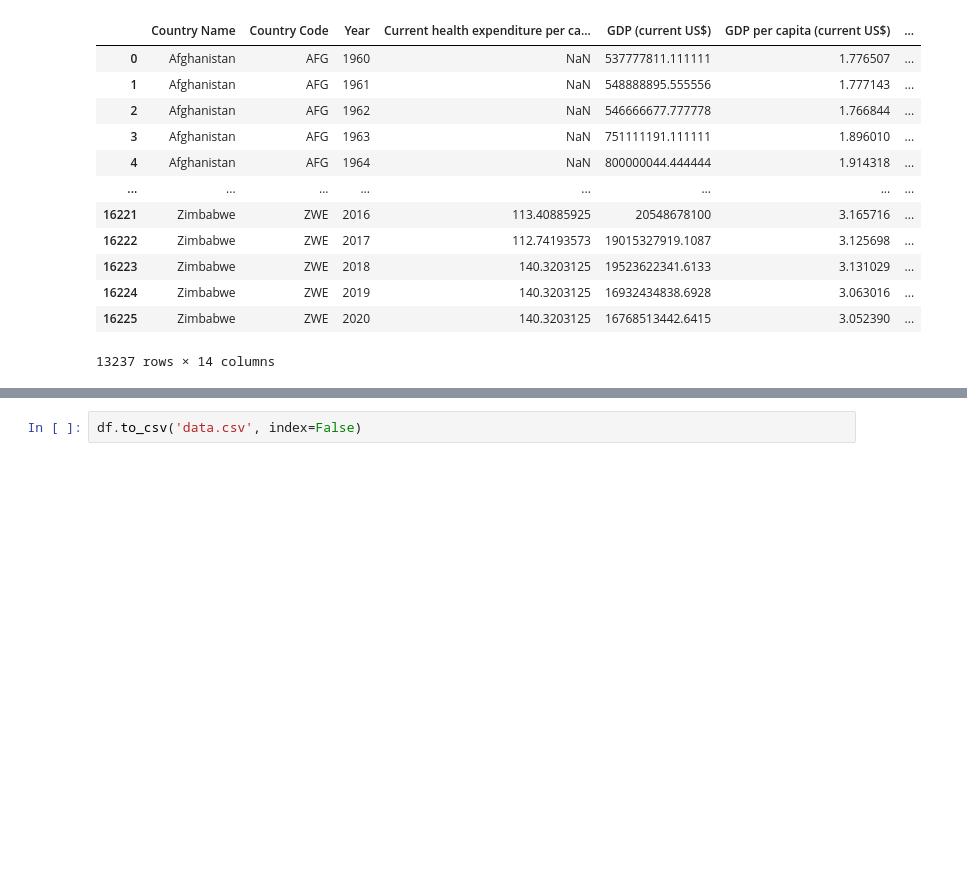
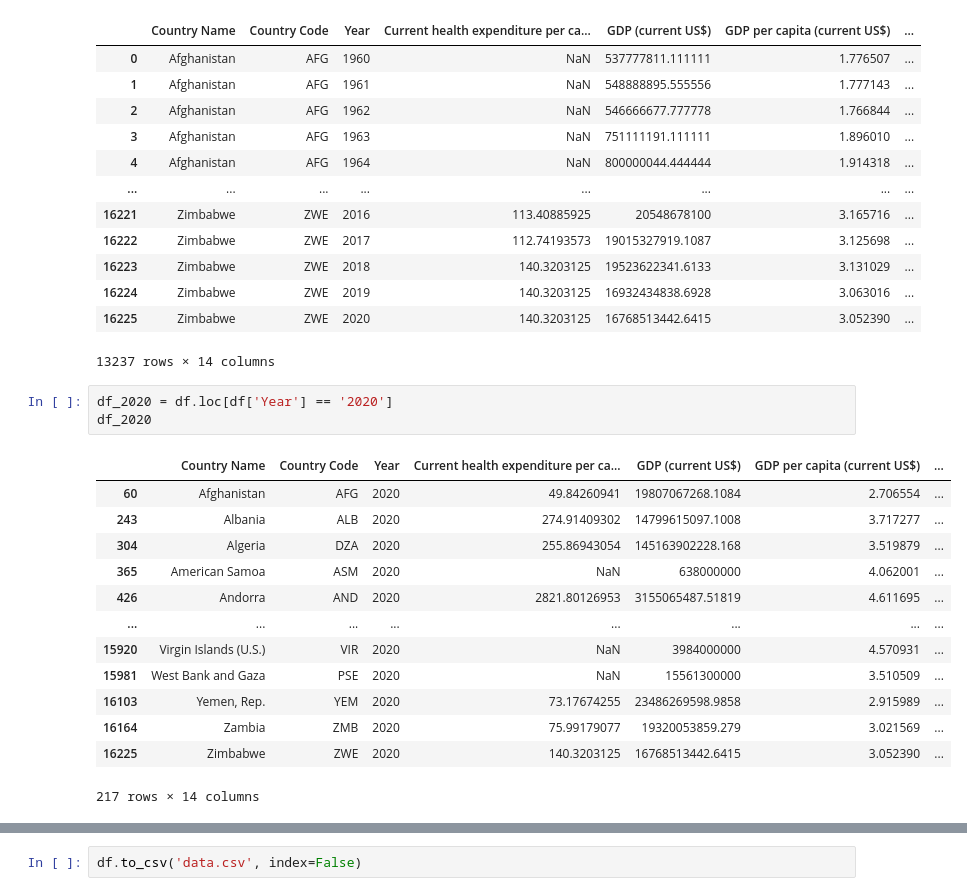
Before and after one commit to endjin/Endjin.RecommendedPractices.AzureDevopsPipelines.Python, a Jupyter notebook: worldbank_data.ipynb, the cells around one changed output, grey strips where cells are left out. Saved outputs shown, nothing was run; the diff lists cells and outputs as text; blank space fills up the shorter version.

```diff
--- a/worldbank_data.ipynb
+++ b/worldbank_data.ipynb
@@ -228,3 +229,20 @@ See the caveats in the documentation: https://pandas.pydata.org/pandas-docs/stab
 | 16224 | Zimbabwe | ZWE | 2019 | 140.3203125 | 16932434838.6928 | 3.063016 | ... |
 | 16225 | Zimbabwe | ZWE | 2020 | 140.3203125 | 16768513442.6415 | 3.052390 | ... |
 13237 rows × 14 columns
+# %%
+df_2020 = df.loc[df['Year'] == '2020']
+df_2020
+# %% [output]
+|  | Country Name | Country Code | Year | Current health expenditure per ca... | GDP (current US$) | GDP per capita (current US$) | ... |
+| 60 | Afghanistan | AFG | 2020 | 49.84260941 | 19807067268.1084 | 2.706554 | ... |
+| 243 | Albania | ALB | 2020 | 274.91409302 | 14799615097.1008 | 3.717277 | ... |
+| 304 | Algeria | DZA | 2020 | 255.86943054 | 145163902228.168 | 3.519879 | ... |
+| 365 | American Samoa | ASM | 2020 | NaN | 638000000 | 4.062001 | ... |
+| 426 | Andorra | AND | 2020 | 2821.80126953 | 3155065487.51819 | 4.611695 | ... |
+| ... | ... | ... | ... | ... | ... | ... | ... |
+| 15920 | Virgin Islands (U.S.) | VIR | 2020 | NaN | 3984000000 | 4.570931 | ... |
+| 15981 | West Bank and Gaza | PSE | 2020 | NaN | 15561300000 | 3.510509 | ... |
+| 16103 | Yemen, Rep. | YEM | 2020 | 73.17674255 | 23486269598.9858 | 2.915989 | ... |
+| 16164 | Zambia | ZMB | 2020 | 75.99179077 | 19320053859.279 | 3.021569 | ... |
+| 16225 | Zimbabwe | ZWE | 2020 | 140.3203125 | 16768513442.6415 | 3.052390 | ... |
+217 rows × 14 columns
```
Also changed, not shown: parts of 2 cells of this notebook, 2 other files.
